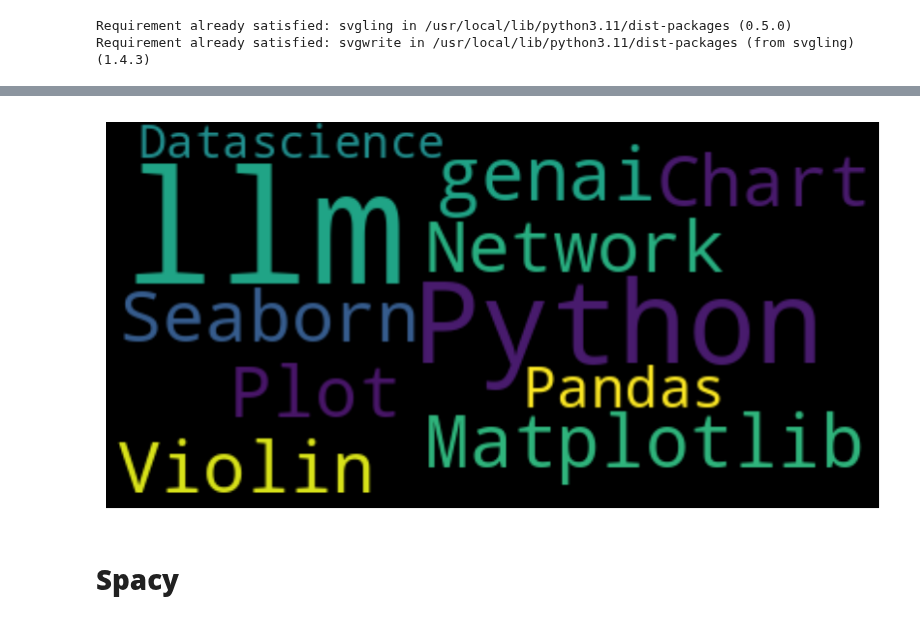
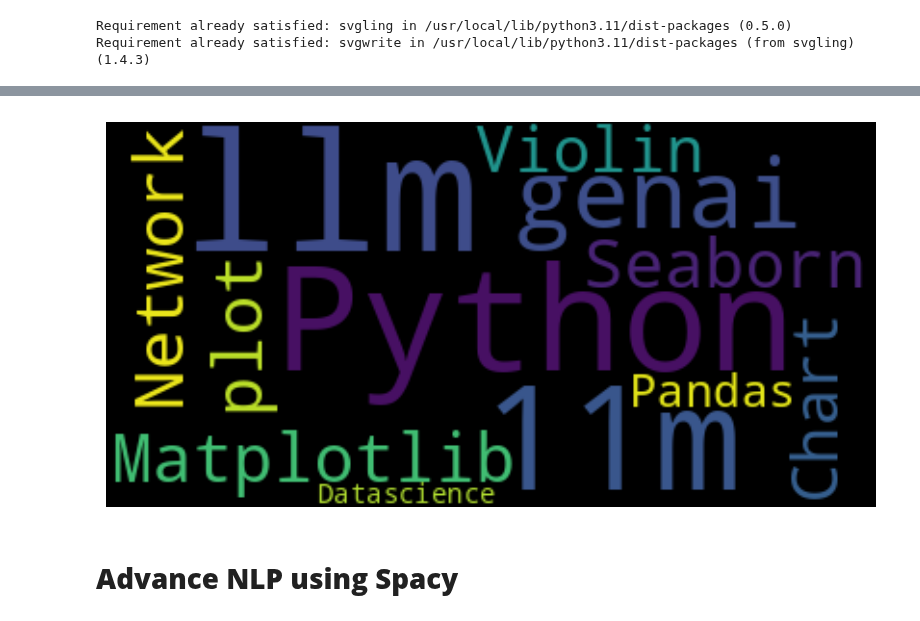
Before and after one commit to ApoorvaReddy17/practice, a Jupyter notebook: NLP.ipynb, the cells around one changed output, grey strips where cells are left out. Saved outputs shown, nothing was run; the diff lists cells and outputs as text; code cells hidden in the pictures.

```diff
--- a/NLP.ipynb
+++ b/NLP.ipynb
@@ -740,5 +730,4 @@ the United States -> GPE
 # %%
-text = """ Python llm Python genai llm Python llm Matplotlib llm
- Seaborn Network llm Plot Violin Chart Pandas llm Datascience llm """
+text = ('Python llm python genai llm Python llm Matplotlib llm Seaborn Network 11m plot Violin Chart Pandas 11m Datascience 11m' )
 text
 # %% [output]
@@ -749,13 +746,13 @@ import matplotlib.pyplot as plt
 # %%
-w_cloud= WordCloud().generate(text)
-plt.figure(figsize=(10,10))
-plt.imshow(w_cloud, interpolation='bilinear')
+wordcloud = WordCloud().generate(text)
+plt.figure(figsize=(10, 5))
+plt.imshow(wordcloud, interpolation='bilinear')
 plt.axis('off')
 plt.show()
 # %% [output]
-[figure, old version]
+[figure, new version]
 # %% [markdown]
-# **Spacy**
+# **Advance NLP using Spacy**
 # %%
 !pip install spacy
 # %% [output]
```
Also changed, not shown: parts of 89 cells of this notebook.
